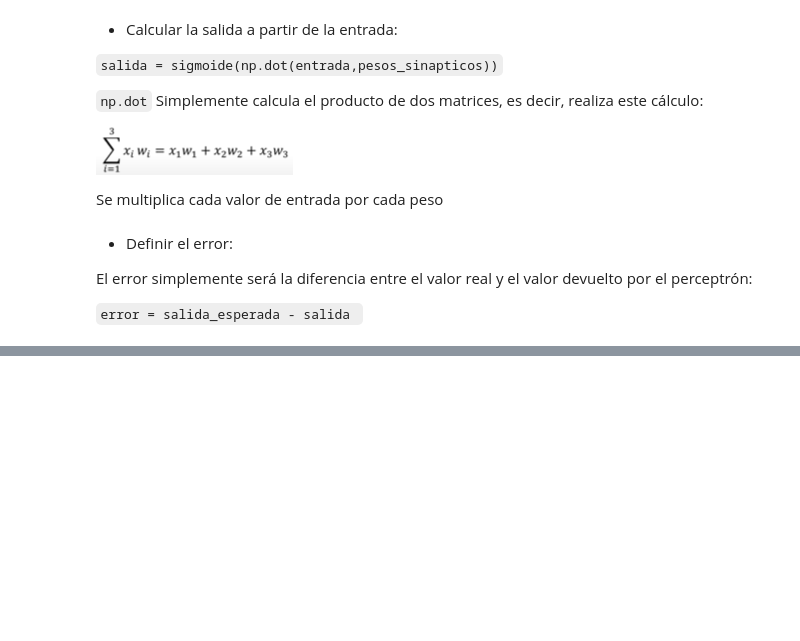
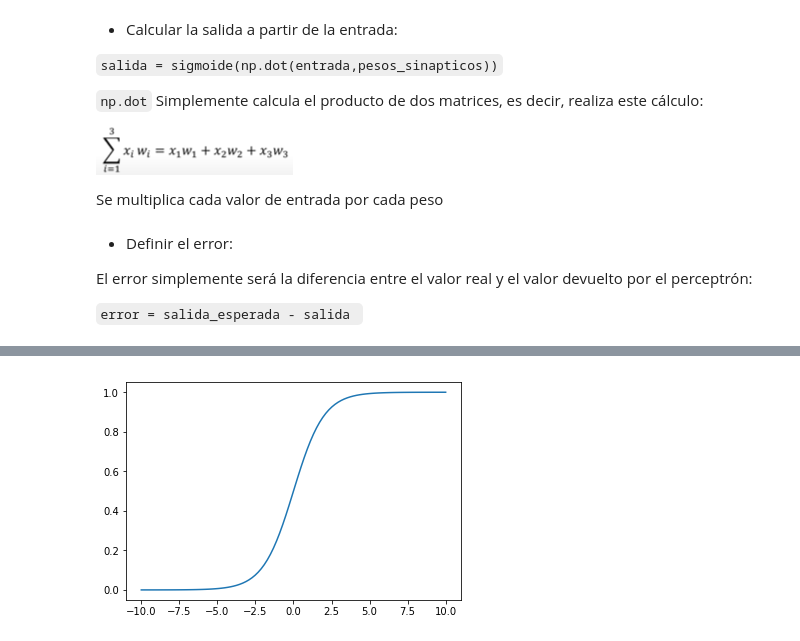
Before and after one commit to Aibloy/Portafolio, a Jupyter notebook: Perceptrón from scratch.ipynb, the cells around one changed output, grey strips where cells are left out. Saved outputs shown, nothing was run; the diff lists cells and outputs as text; code cells hidden in the pictures; blank space fills up the shorter version.

```diff
--- a/Perceptrón from scratch.ipynb
+++ b/Perceptrón from scratch.ipynb
@@ -140,0 +104,9 @@ Solo queda definir el numero de iteraciones para ajustar los pesos  que deberá
+# %%
+#Sigmoide
+import matplotlib.pyplot as plt
+sigmoide = (lambda x: 1/ (1+ np.e ** (-x)))
+eje_x = np.linspace(-10,10,100)
+plt.plot(eje_x, sigmoide(eje_x))
+plt.show()
+# %% [output]
+[figure, added]
```
Also changed, not shown: parts of 4 cells of this notebook.
